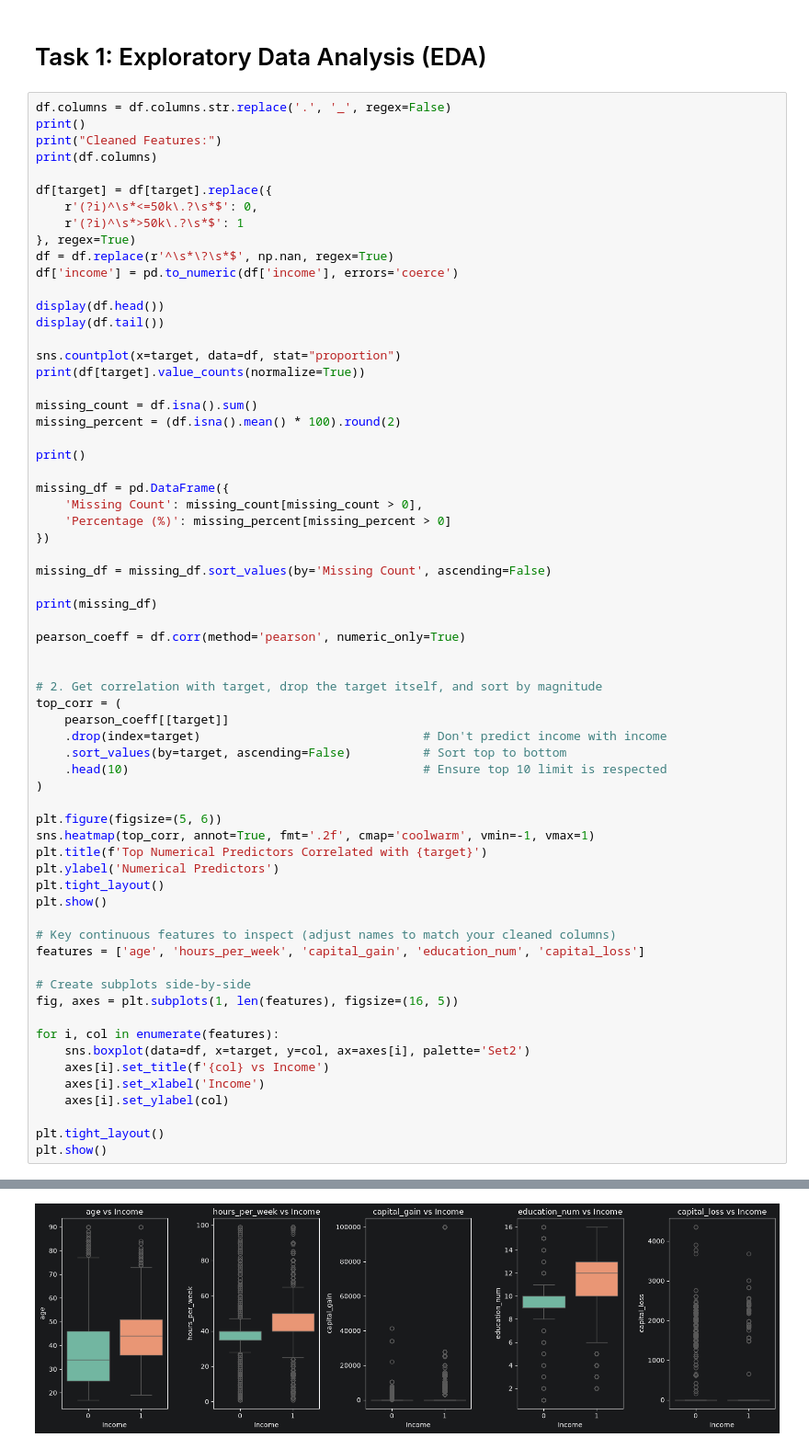
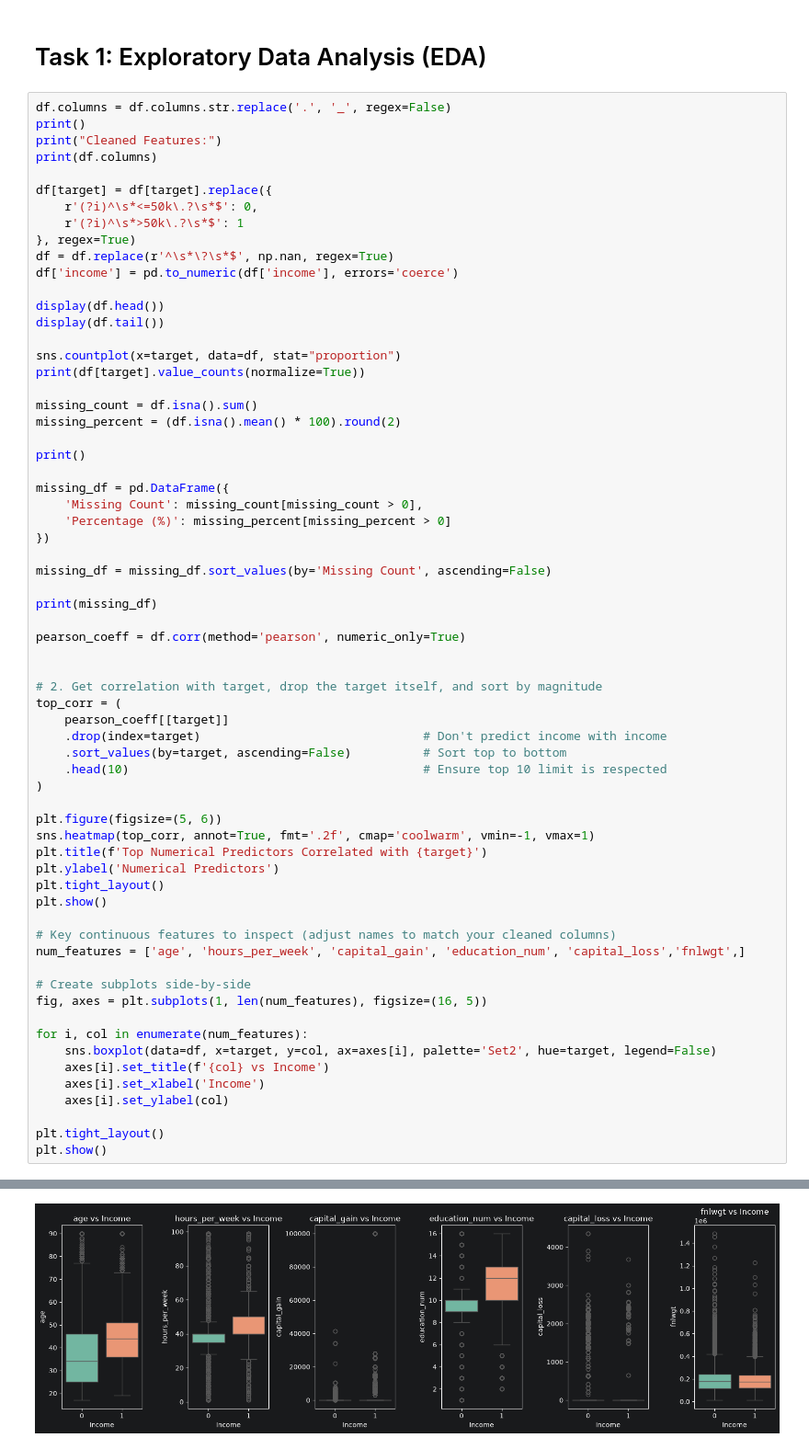
Before and after one commit to CarterAtnip/MLAssignment-4, a Jupyter notebook: Assignment_4_Atnip_sdu30.ipynb, the cells around one changed output, grey strips where cells are left out. Shown at 92% size. Cells and saved outputs as stored; diff of their text form.

```diff
--- a/Assignment_4_Atnip_sdu30.ipynb
+++ b/Assignment_4_Atnip_sdu30.ipynb
@@ -111,13 +117,13 @@ plt.tight_layout()
 plt.show()
 
 # Key continuous features to inspect (adjust names to match your cleaned columns)
-features = ['age', 'hours_per_week', 'capital_gain', 'education_num', 'capital_loss']
+num_features = ['age', 'hours_per_week', 'capital_gain', 'education_num', 'capital_loss','fnlwgt',]
 
 # Create subplots side-by-side
-fig, axes = plt.subplots(1, len(features), figsize=(16, 5))
+fig, axes = plt.subplots(1, len(num_features), figsize=(16, 5))
 
-for i, col in enumerate(features):
-    sns.boxplot(data=df, x=target, y=col, ax=axes[i], palette='Set2')
+for i, col in enumerate(num_features):
+    sns.boxplot(data=df, x=target, y=col, ax=axes[i], palette='Set2', hue=target, legend=False)
     axes[i].set_title(f'{col} vs Income')
     axes[i].set_xlabel('Income')
     axes[i].set_ylabel(col)
@@ -176 +163 @@ Passing `palette` without assigning `hue` is deprecated and will be removed in v
-[figure, old version]
+[figure, new version]
```
Also changed, not shown: parts of 4 cells of this notebook.
